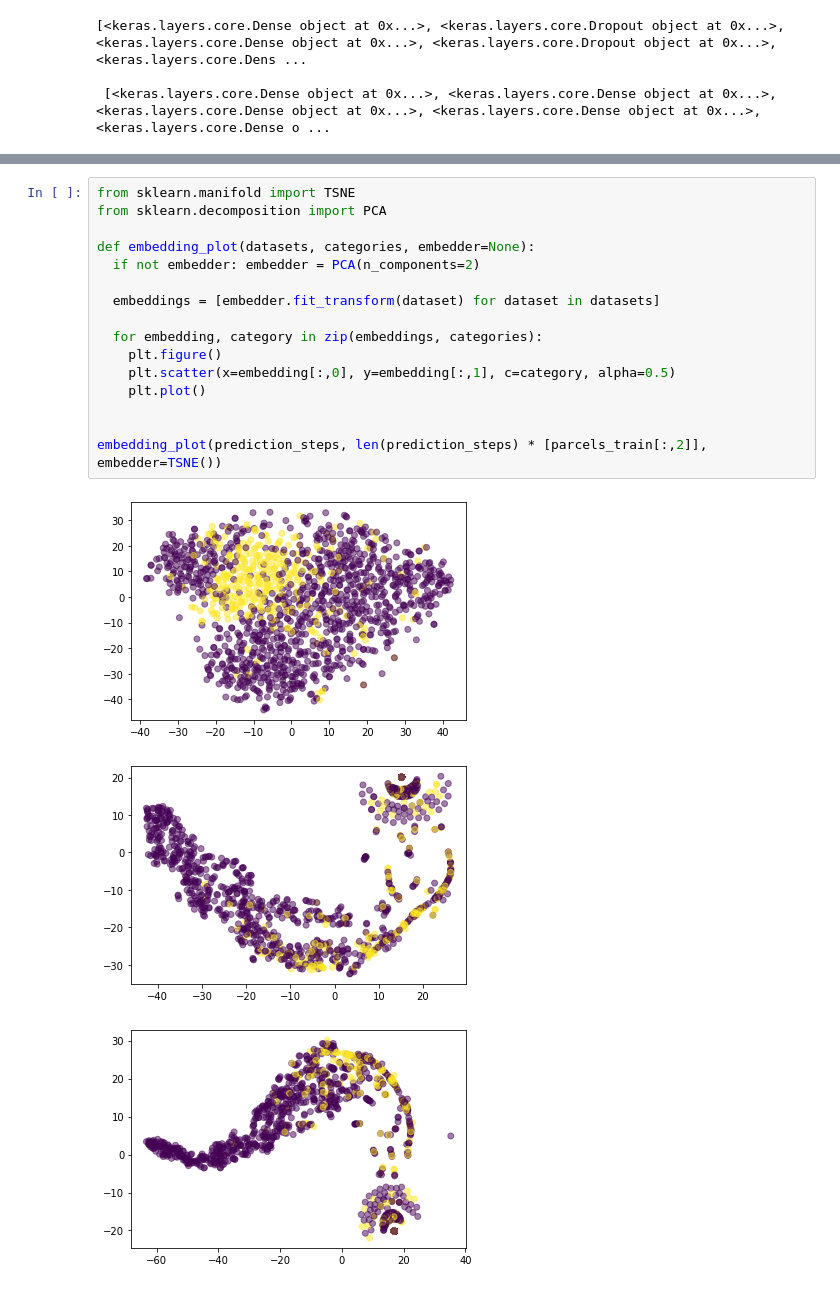
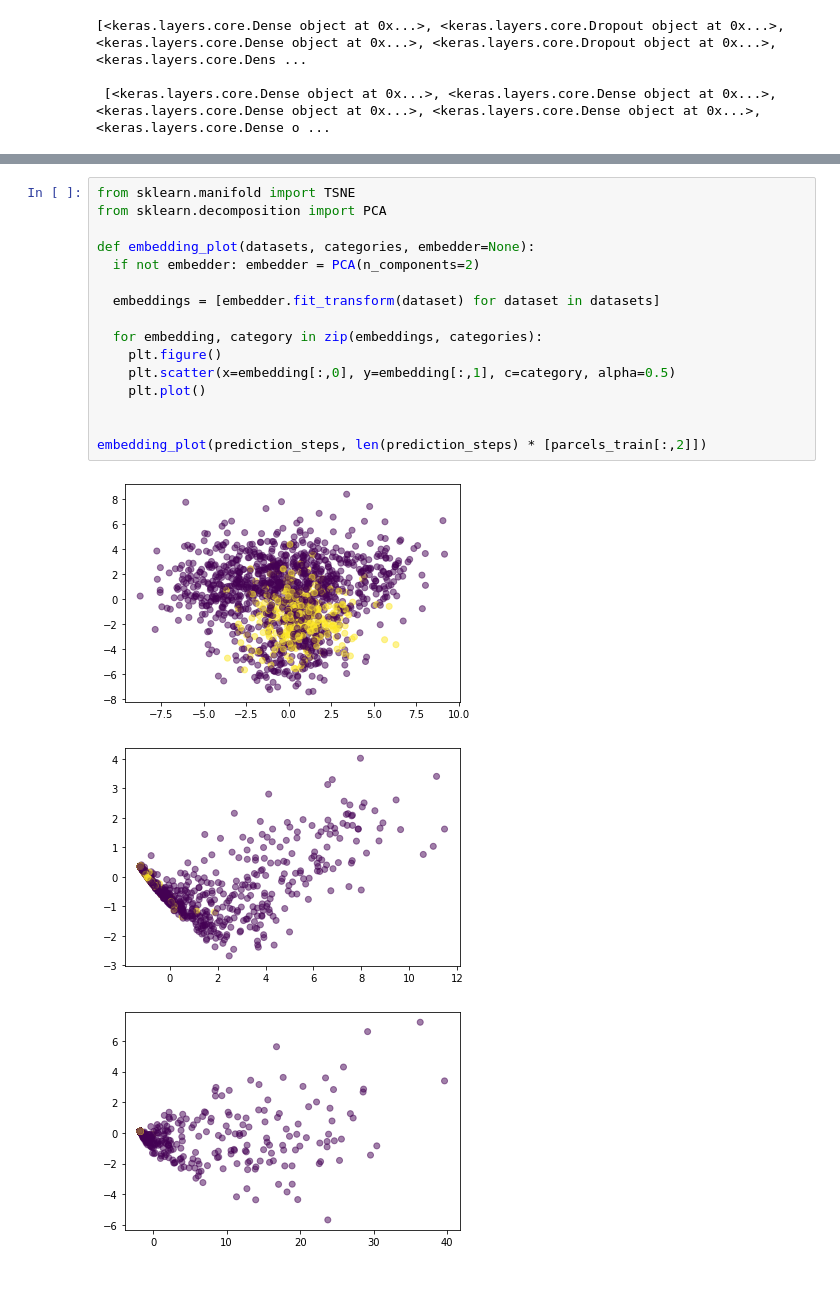
Before and after one commit to PabloBrianese/introduction-to-deep-learning, a Jupyter notebook: introduction-to-deep-learning-with-keras/chapter4.ipynb, the cells around one changed output, grey strips where cells are left out. Drawn from its saved outputs; the diff is of its cells as text.

```diff
--- a/introduction-to-deep-learning-with-keras/chapter4.ipynb
+++ b/introduction-to-deep-learning-with-keras/chapter4.ipynb
@@ -80,20 +82,20 @@ prediction_steps = transformation_history(sensors_train)
 # %%
 from sklearn.manifold import TSNE
 from sklearn.decomposition import PCA
 
 def embedding_plot(datasets, categories, embedder=None):
   if not embedder: embedder = PCA(n_components=2)
 
   embeddings = [embedder.fit_transform(dataset) for dataset in datasets]
 
   for embedding, category in zip(embeddings, categories):
     plt.figure()
     plt.scatter(x=embedding[:,0], y=embedding[:,1], c=category, alpha=0.5)
     plt.plot()
 
 
-embedding_plot(prediction_steps, len(prediction_steps) * [parcels_train[:,2]], embedder=TSNE())
+embedding_plot(prediction_steps, len(prediction_steps) * [parcels_train[:,2]])
 # %% [output]
-[figure, old version]
+[figure, new version]
-[figure, old version]
+[figure, new version]
-[figure, old version]
+[figure, new version]
```
Also changed, not shown: parts of 25 cells of this notebook, 5 other files.
